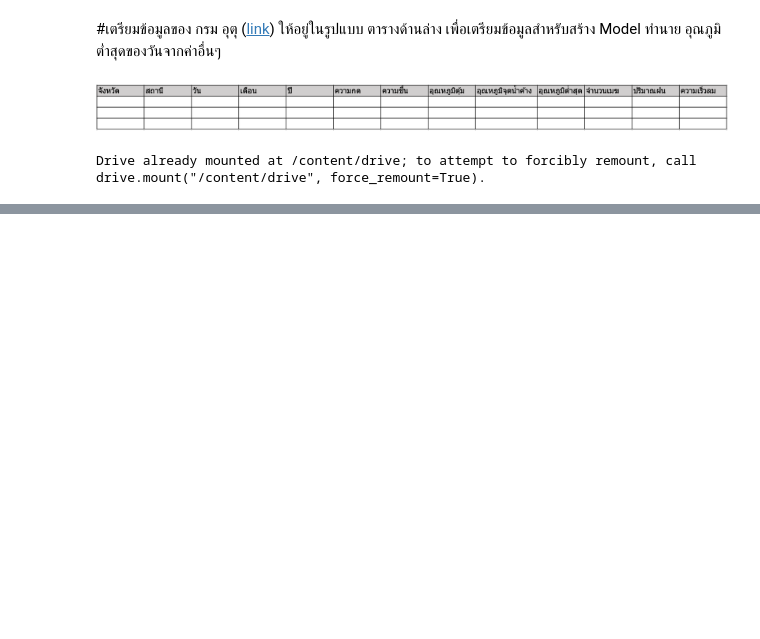
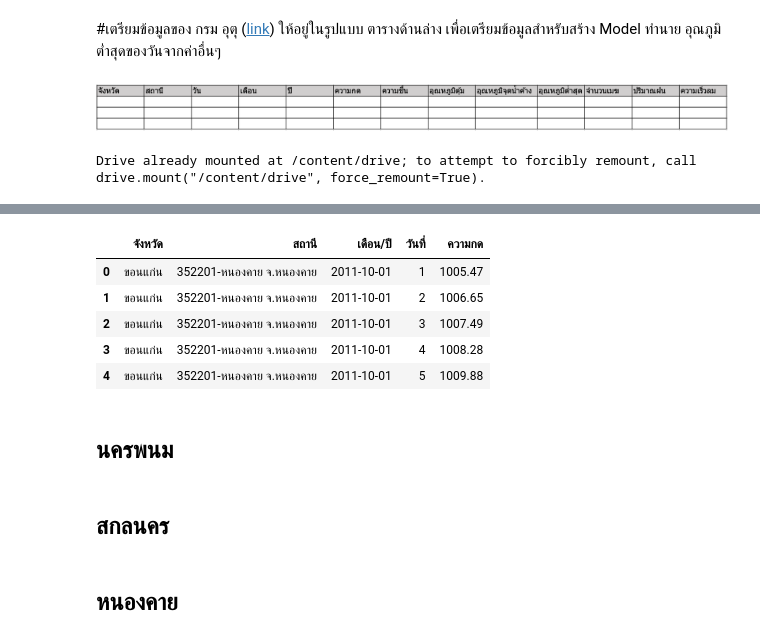
Before and after one commit to supatsara2002/bsc_dpdm22, a Jupyter notebook: Quiz_Group_5_20_of_Midterm.ipynb, the cells around one changed output, grey strips where cells are left out. Cells and saved outputs as stored; diff of their text form; code cells hidden in the pictures; blank space fills up the shorter version.

```diff
--- a/Quiz_Group_5_20_of_Midterm.ipynb
+++ b/Quiz_Group_5_20_of_Midterm.ipynb
@@ -87,0 +104,2 @@ pres_l.head()
+# %%
+kk_pres2 = kk_pres1.stack().reset_index().head()
@@ -87,0 +112,12 @@ pres_l.head()
+# %%
+kk_pres2.rename(columns = {'level_3':'วันที่',0:'ความกด'}, inplace = True)
+kk_pres2.head()
+# %% [output]
+|  | จังหวัด | สถานี | เดือน/ปี | วันที่ | ความกด |
+| 0 | ขอนแก่น | 352201-หนองคาย จ.หนองคาย | 2011-10-01 | 1 | 1005.47 |
+| 1 | ขอนแก่น | 352201-หนองคาย จ.หนองคาย | 2011-10-01 | 2 | 1006.65 |
+| 2 | ขอนแก่น | 352201-หนองคาย จ.หนองคาย | 2011-10-01 | 3 | 1007.49 |
+| 3 | ขอนแก่น | 352201-หนองคาย จ.หนองคาย | 2011-10-01 | 4 | 1008.28 |
+| 4 | ขอนแก่น | 352201-หนองคาย จ.หนองคาย | 2011-10-01 | 5 | 1009.88 |
+# %% [markdown]
+## นครพนม
@@ -87,0 +127,2 @@ pres_l.head()
+# %% [markdown]
+## สกลนคร
@@ -87,0 +132,2 @@ pres_l.head()
+# %% [markdown]
+## หนองคาย
```
Also changed, not shown: parts of 33 cells of this notebook.
